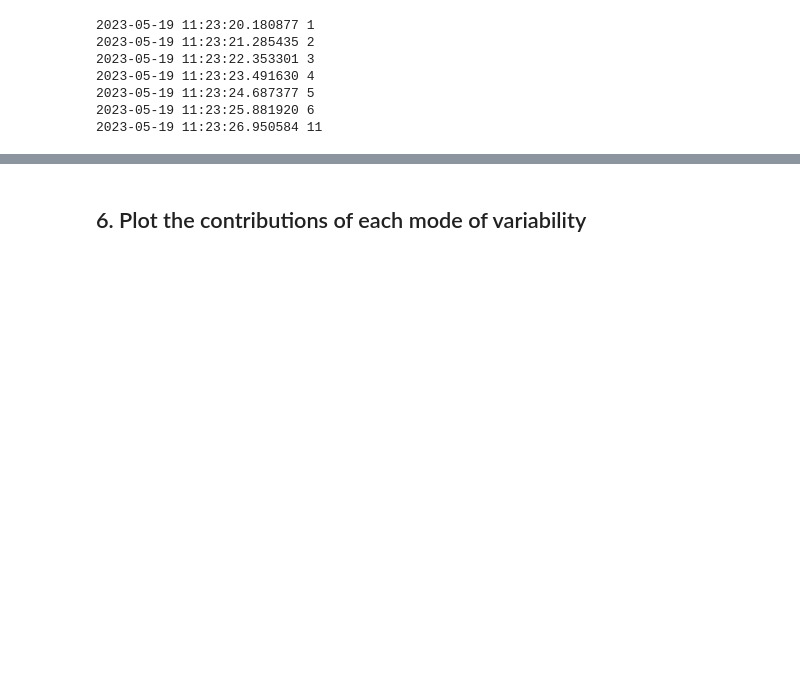
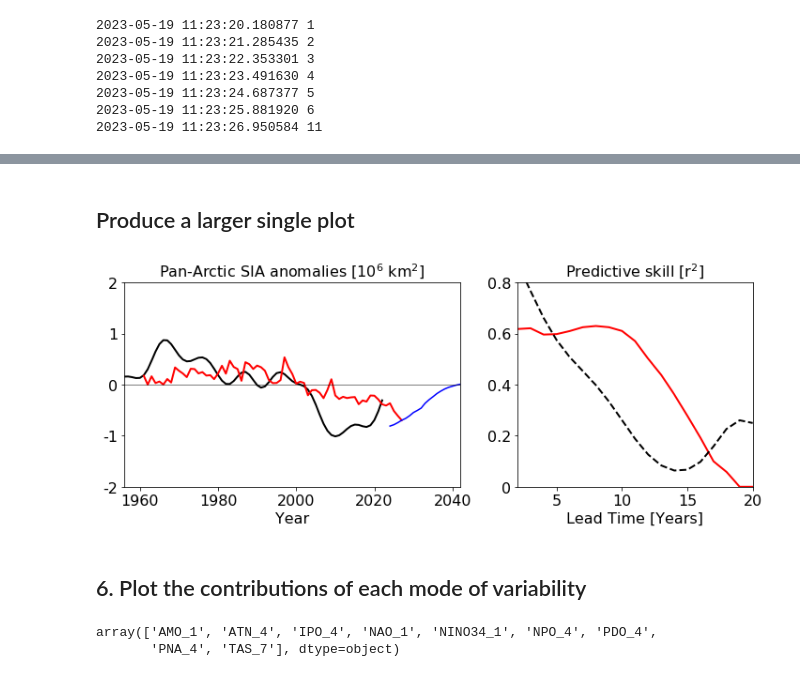
Before and after one commit to chrisrwp/low-frequency-variability, a Jupyter notebook: predict/Predict_back_test.ipynb, the cells around one changed output, grey strips where cells are left out. Cells and saved outputs as stored; diff of their text form; code cells hidden in the pictures; blank space fills up the shorter version.

```diff
--- a/predict/Predict_back_test.ipynb
+++ b/predict/Predict_back_test.ipynb
@@ -372,7 +392,7 @@ for start_yr in np.arange(1956,2023):
         all_GCM = []
         for GCM in GCM_LE_20:
             all_modes = []
-            for mode in list(CVDP_obs_standard.var()):
+            for mode in MMLE_coefs['mode_month'].values:
                 if int(mode[-1]) > month_:
                     extra_year = 1
                 elif int(mode[-1]) == 0:
@@ -422,10 +427,10 @@ for start_yr in np.arange(1956,2023):
 # GCM_1956_2022_xr['start_yr'] = np.arange(1956,2023,1)
 # GCM_1956_2022_xr.to_netcdf(
 #     '/glade/work/cwpowell/low-frequency-variability/predictions/'\
-#     'GCM_models_1956_2022_predictions_from_obs.nc')
+#     'GCM_models_1956_2022_predictions_from_obs_best_LE_seasons.nc')
 GCM_1956_2022_xr = xr.open_dataarray(
     '/glade/work/cwpowell/low-frequency-variability/predictions/'\
-    'GCM_models_1956_2022_predictions_from_obs.nc')
+    'GCM_models_1956_2022_predictions_from_obs_best_LE_seasons.nc')
 # %%
 #back test MMLE 3+
 month_ = 9
@@ -477,9 +482,9 @@ for start_yr in np.arange(1956,2023):
 # MMLE_1956_2022_xr['start_yr'] = np.arange(1956,2023)
 # MMLE_1956_2022_xr.to_netcdf(
 #     '/glade/work/cwpowell/low-frequency-variability/predictions/'\
-#     'MMLE_model_1956_2022_predictions_from_obs.nc')
+#     'MMLE_model_1956_2022_predictions_from_obs_best_LE_seasons.nc')
 MMLE_1956_2022_xr = xr.open_dataarray(
     '/glade/work/cwpowell/low-frequency-variability/predictions/'\
-    'MMLE_model_1956_2022_predictions_from_obs.nc')
+    'MMLE_model_1956_2022_predictions_from_obs_best_LE_seasons.nc')
 # %%
 #now do the same for the PI Control MMLE
@@ -1022,3 +1012,67 @@ fig.savefig('/glade/work/cwpowell/low-frequency-variability/figures/Fig_8a_'\
+# %% [markdown]
+## Produce a larger single plot
+# %%
+month_ = 9
+letter_list = ['a','b','c','d','e','f','g','h','i','j','k','l','m','n','o']
+
+fig = plt.figure(figsize=[12,4])
+gs = GridSpec(1, 2, width_ratios=[1, 0.7])
+
+axes = []
+for i in range(2):
+    axes.append(fig.add_subplot(gs[i]))
+
+axes[0].plot(np.arange(1920,2023), pan_Arctic_Sep_lowpass/1e12  - (
+    ((np.arange(1920,2023)*pan_Arctic_Sep_coefs[0])
+     + pan_Arctic_Sep_coefs[1]))/1e12, c='k', linewidth=2)
+
+axes[0].plot(np.arange(1961,2028),
+              MMLE_all_predict.sum('region').sel(lag=5)/1e12, c='r', linewidth=2)
+
+# for GCM_i, GCM_ in enumerate(list(all_cor_GCM_xr.var())):
+#     axes[0].plot(np.arange(2024,2043), GCM_pan_predict[GCM_][1:]/1e12,
+#                   c='0.5', linewidth=0.5)
+
+axes[0].plot(np.arange(2024,2043), MMLE_pan_predict[1:]/1e12, c='b')
+
+axes[0].axhline(0, c='k', linewidth=0.5)
+axes[0].set_title('Pan-Arctic SIA anomalies [10$^6$ km$^2$]', fontsize=16)
+axes[0].set_xlim(1956,2042)
+axes[0].set_ylim(-1.3,1)
+
+axes[0].set_yticks([-2,-1,0,1,2])
+axes[0].set_yticklabels(['-2','-1','0','1','2'], fontsize=16);
+
+axes[0].set_xlabel('Year', fontsize=16)
+axes[0].set_xticks([1960,1980,2000,2020,2040])
+axes[0].set_xticklabels(['1960','1980','2000','2020','2040'],
+                               fontsize=16)
+
+
+###plot the r2 values and persistence
+# for GCM_i, GCM_ in enumerate(list(all_cor_GCM_xr.var())):
+#     axes[1].plot(
+#         np.arange(1,21), cor_GCM_pan.sel(GCM=GCM_).where(
+#             cor_GCM_pan.sel(GCM=GCM_)>0,0)**2, c='0.5', linewidth=0.5)
+
+axes[1].plot(np.arange(1,21), np.where(np.array(cor_MMLE_pan)>0,cor_MMLE_pan,0)**2,
+              c='r', linewidth=2)
+
+axes[1].plot(np.arange(1,21), np.where(np.array(cor_obs_pan)>0,cor_obs_pan,0)**2,
+              c='k', linewidth=2, linestyle='--')
+
+axes[1].set_ylim(0,0.8)
+axes[1].set_xlim(2,20)
+axes[1].set_title(r'Predictive skill [r$^2$]', fontsize=16);
+axes[1].set_yticks([0,0.2,0.4,0.6,0.8])
+axes[1].set_yticklabels(['0','0.2','0.4','0.6','0.8'], fontsize=16);
+
+axes[1].set_xlabel('Lead Time [Years]', fontsize=16)
+axes[1].set_xticks([5,10,15,20])
+axes[1].set_xticklabels(['5','10','15','20'], fontsize=16);
+fig.savefig('/glade/work/cwpowell/Dev/Defense_pan-Arctic_prediction_future.png', dpi=200, bbox_inches='tight')
+# %% [output]
+[figure, added]
 # %% [markdown]
 ## 6. Plot the contributions of each mode of variability
 # %%
@@ -1035,5 +1083,10 @@ CVDP_mode_readable.remove('IPO, SON')
 
 region_names_short_trunc = np.append(region_names_short[:6],region_names_short[10])
+# %%
+np.sort(MMLE_coefs['mode_month'].values)
+# %% [output]
+array(['AMO_1', 'ATN_4', 'IPO_4', 'NAO_1', 'NINO34_1', 'NPO_4', 'PDO_4',
+       'PNA_4', 'TAS_7'], dtype=object)
 # %%
 month_ = 9
 lag_ = 5
```
Also changed, not shown: parts of 26 cells of this notebook, 1 other file.
